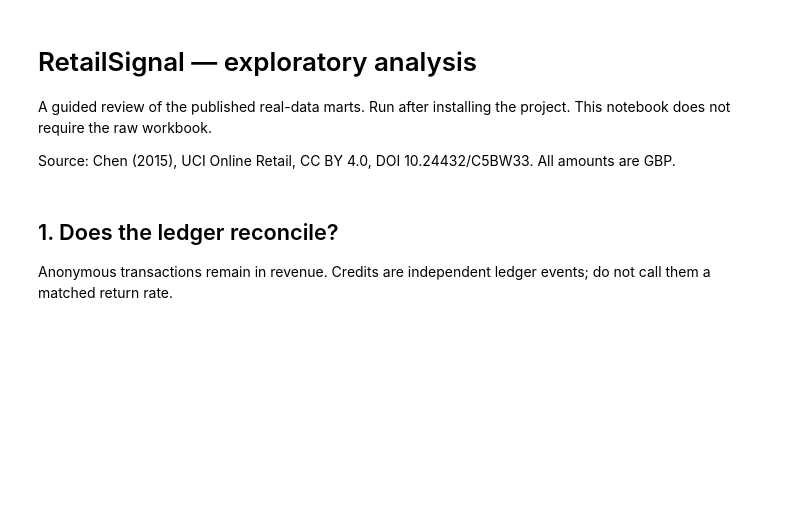
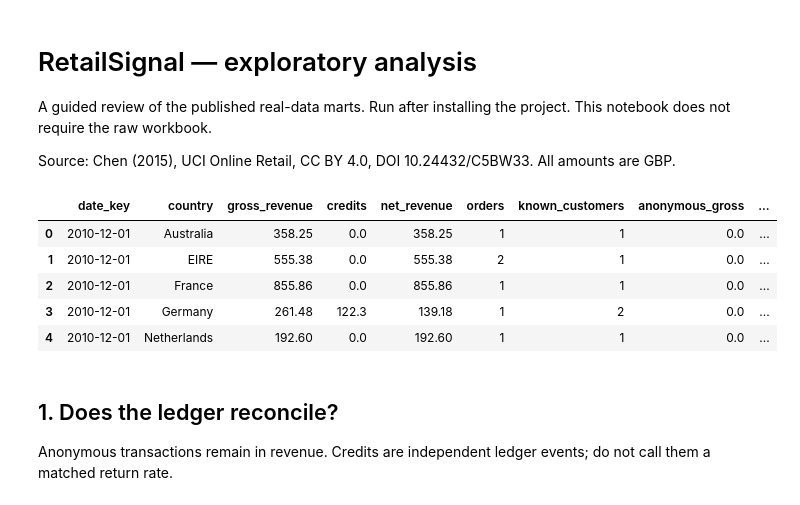
Before and after one commit to vidyacheekuri/retailsignal, a Jupyter notebook: notebooks/01_business_analysis.ipynb, the cells around one changed output. Saved outputs shown, nothing was run; the diff lists cells and outputs as text; code cells hidden in the pictures; blank space fills up the shorter version.

```diff
--- a/notebooks/01_business_analysis.ipynb
+++ b/notebooks/01_business_analysis.ipynb
@@ -6,12 +6,27 @@ Source: Chen (2015), UCI Online Retail, CC BY 4.0, DOI 10.24432/C5BW33. All amou
 # %%
 from pathlib import Path
 import pandas as pd
 import plotly.express as px
+import plotly.io as pio
+
+# Embed static charts so GitHub displays results without JavaScript.
+pio.renderers.default = "png"
+pio.defaults.default_width = 1050
+pio.defaults.default_height = 600
+pio.defaults.default_scale = 1.5
+
 ROOT = Path.cwd() if (Path.cwd() / "data/exports").exists() else Path.cwd().parent
 DATA = ROOT / "data/exports"
 daily = pd.read_csv(DATA / "mart_daily_country.csv")
 monthly = pd.read_csv(DATA / "mart_monthly.csv")
 daily.head()
+# %% [output]
+|  | date_key | country | gross_revenue | credits | net_revenue | orders | known_customers | anonymous_gross | ... |
+| 0 | 2010-12-01 | Australia | 358.25 | 0.0 | 358.25 | 1 | 1 | 0.0 | ... |
+| 1 | 2010-12-01 | EIRE | 555.38 | 0.0 | 555.38 | 2 | 1 | 0.0 | ... |
+| 2 | 2010-12-01 | France | 855.86 | 0.0 | 855.86 | 1 | 1 | 0.0 | ... |
+| 3 | 2010-12-01 | Germany | 261.48 | 122.3 | 139.18 | 1 | 2 | 0.0 | ... |
+| 4 | 2010-12-01 | Netherlands | 192.60 | 0.0 | 192.60 | 1 | 1 | 0.0 | ... |
 # %% [markdown]
 ## 1. Does the ledger reconcile?
 Anonymous transactions remain in revenue. Credits are independent ledger events; do not call them a matched return rate.
```
Also changed, not shown: parts of 5 cells of this notebook, 3 other files.
